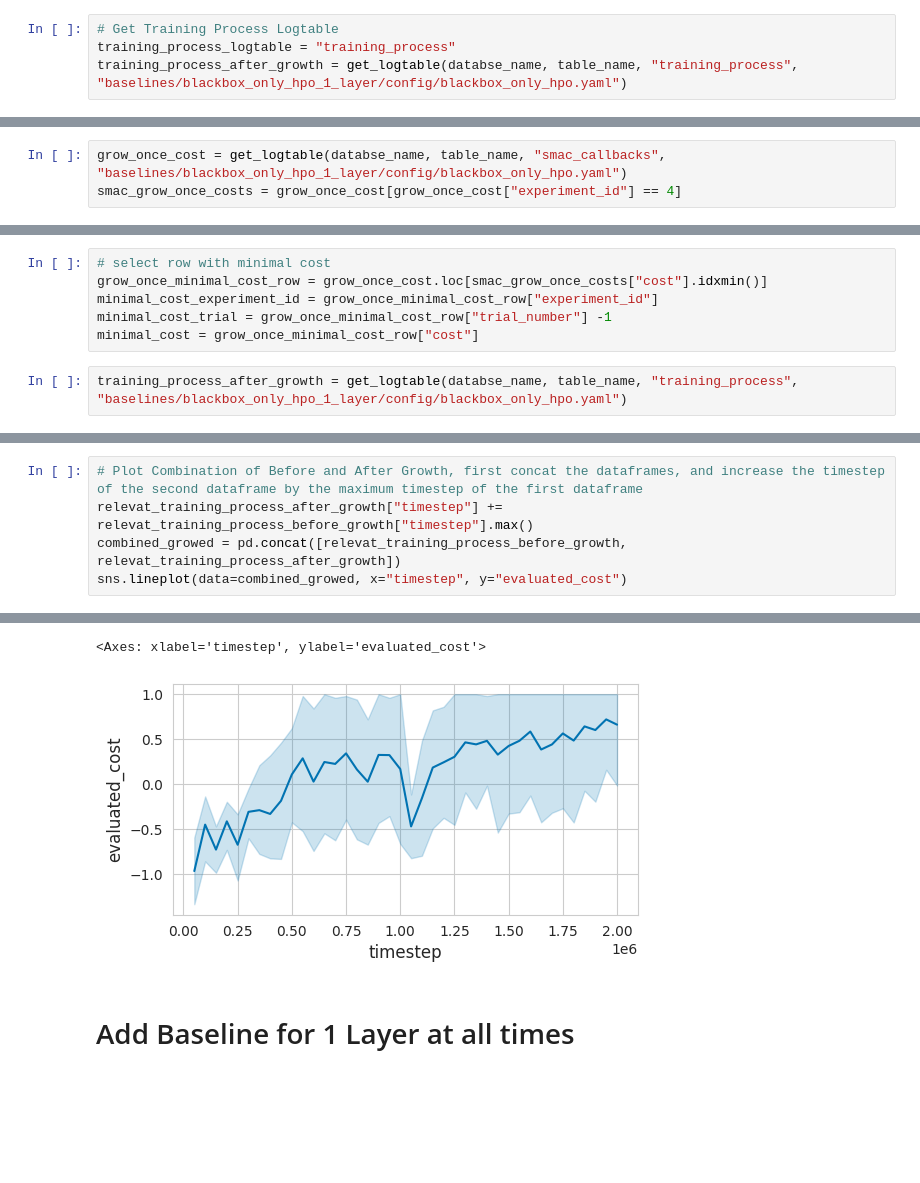
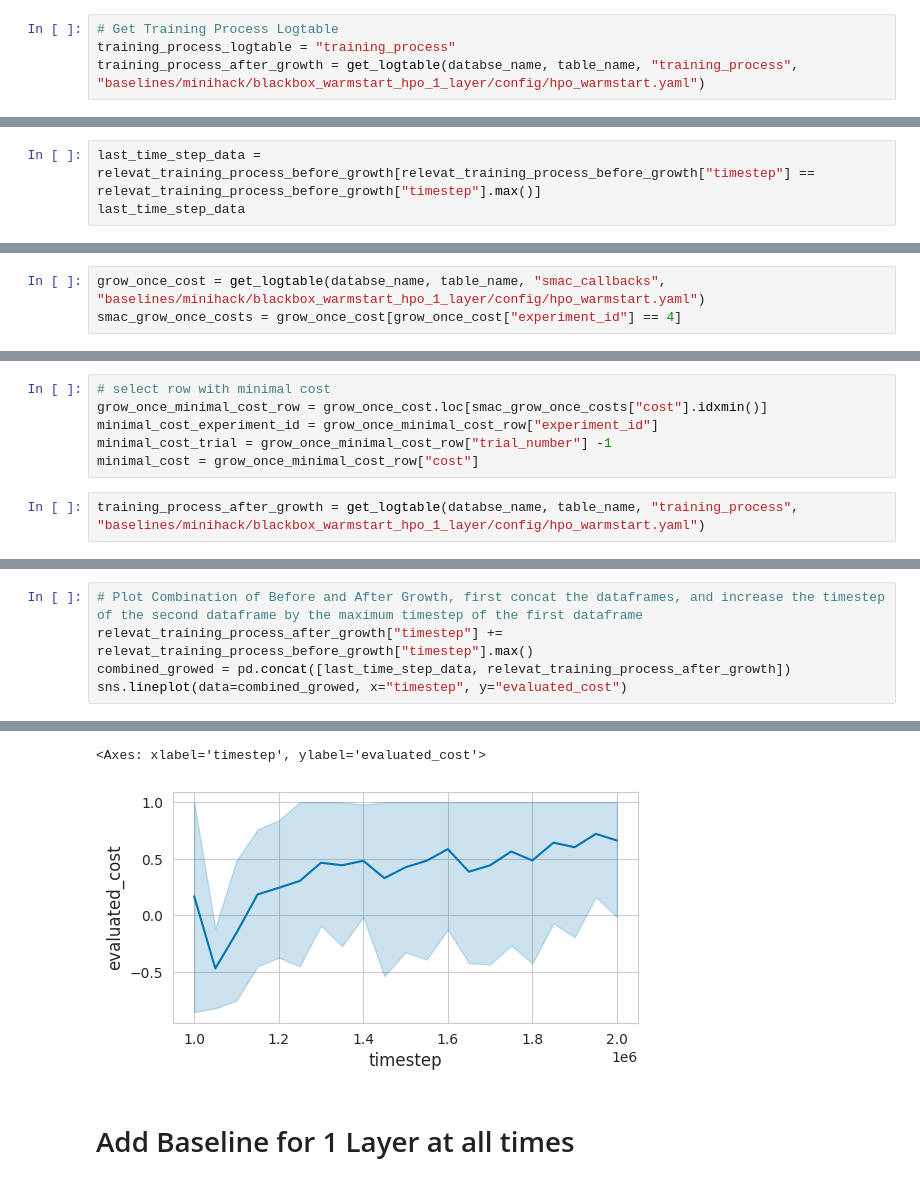
Before and after one commit to automl/GrowNN, a Jupyter notebook: plotting/minihack/grow_depth_once/plot_grow_depth_once.ipynb, the cells around one changed output, grey strips where cells are left out. Cells and saved outputs as stored; diff of their text form; blank space fills up the shorter version.

```diff
--- a/plotting/minihack/grow_depth_once/plot_grow_depth_once.ipynb
+++ b/plotting/minihack/grow_depth_once/plot_grow_depth_once.ipynb
@@ -39,5 +39,5 @@ minimal_cost = grow_once_minimal_cost_row["cost"]
 # %%
 # Get Training Process Logtable
 training_process_logtable = "training_process"
-training_process_after_growth = get_logtable(databse_name, table_name, "training_process", "baselines/blackbox_only_hpo_1_layer/config/blackbox_only_hpo.yaml")
+training_process_after_growth = get_logtable(databse_name, table_name, "training_process", "baselines/minihack/blackbox_warmstart_hpo_1_layer/config/hpo_warmstart.yaml")
 # %% [output]
@@ -84,0 +85,3 @@ sns.lineplot(data=relevat_training_process_before_growth, x="timestep", y="evalu
+# %%
+last_time_step_data = relevat_training_process_before_growth[relevat_training_process_before_growth["timestep"] == relevat_training_process_before_growth["timestep"].max()]
+last_time_step_data
@@ -87,6 +97,6 @@ sns.lineplot(data=relevat_training_process_before_growth, x="timestep", y="evalu
 # %%
 table_name = "net2deeper_grow_once"
 # %%
-grow_once_cost = get_logtable(databse_name, table_name, "smac_callbacks", "baselines/blackbox_only_hpo_1_layer/config/blackbox_only_hpo.yaml")
+grow_once_cost = get_logtable(databse_name, table_name, "smac_callbacks", "baselines/minihack/blackbox_warmstart_hpo_1_layer/config/hpo_warmstart.yaml")
 smac_grow_once_costs = grow_once_cost[grow_once_cost["experiment_id"] == 4]
 # %% [output]
@@ -114,5 +124,5 @@ minimal_cost_experiment_id = grow_once_minimal_cost_row["experiment_id"]
 minimal_cost_trial = grow_once_minimal_cost_row["trial_number"] -1
 minimal_cost = grow_once_minimal_cost_row["cost"]
 # %%
-training_process_after_growth = get_logtable(databse_name, table_name, "training_process", "baselines/blackbox_only_hpo_1_layer/config/blackbox_only_hpo.yaml")
+training_process_after_growth = get_logtable(databse_name, table_name, "training_process", "baselines/minihack/blackbox_warmstart_hpo_1_layer/config/hpo_warmstart.yaml")
 # %% [output]
@@ -143,7 +153,7 @@ sns.lineplot(data=relevat_training_process_after_growth, x="timestep", y="evalua
 # %%
 # Plot Combination of Before and After Growth, first concat the dataframes, and increase the timestep of the second dataframe by the maximum timestep of the first dataframe
 relevat_training_process_after_growth["timestep"] += relevat_training_process_before_growth["timestep"].max()
-combined_growed = pd.concat([relevat_training_process_before_growth, relevat_training_process_after_growth])
+combined_growed = pd.concat([last_time_step_data, relevat_training_process_after_growth])
 sns.lineplot(data=combined_growed, x="timestep", y="evaluated_cost")
 # %% [output]
 A value is trying to be set on a copy of a slice from a DataFrame.
@@ -162,9 +172,9 @@ See the caveats in the documentation: https://pandas.pydata.org/pandas-docs/stab
 Try using .loc[row_indexer,col_indexer] = value instead
 
 See the caveats in the documentation: https://pandas.pydata.org/pandas-docs/stable/user_guide/indexing.html#returning-a-view-versus-a-copy
   relevat_training_process_after_growth["timestep"] += relevat_training_process_before_growth["timestep"].max()
 <Axes: xlabel='timestep', ylabel='evaluated_cost'>
-[figure, old version]
+[figure, new version]
 # %% [markdown]
 # Add Baseline for 1 Layer at all times
 # %%
```
Also changed, not shown: parts of 19 cells of this notebook, 2 other files.
